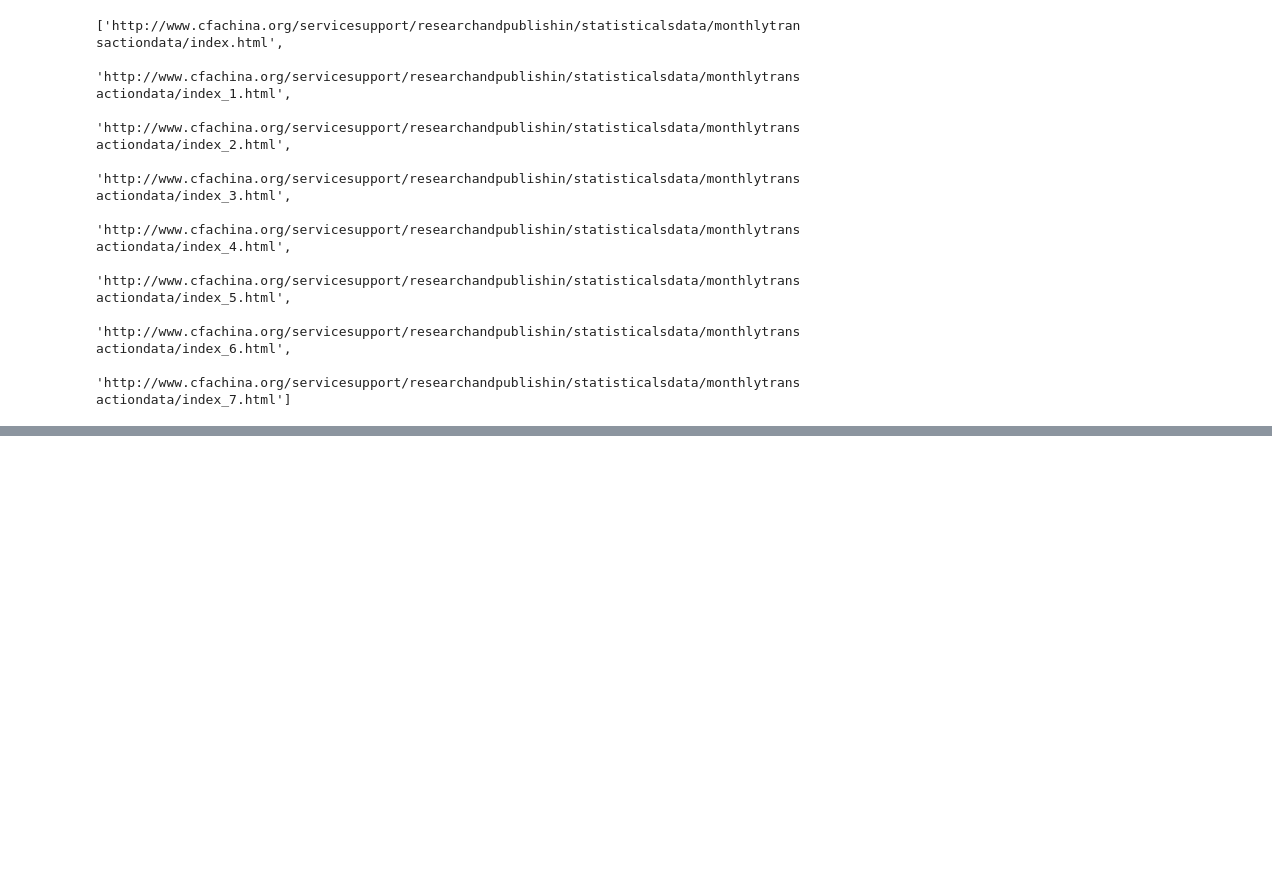
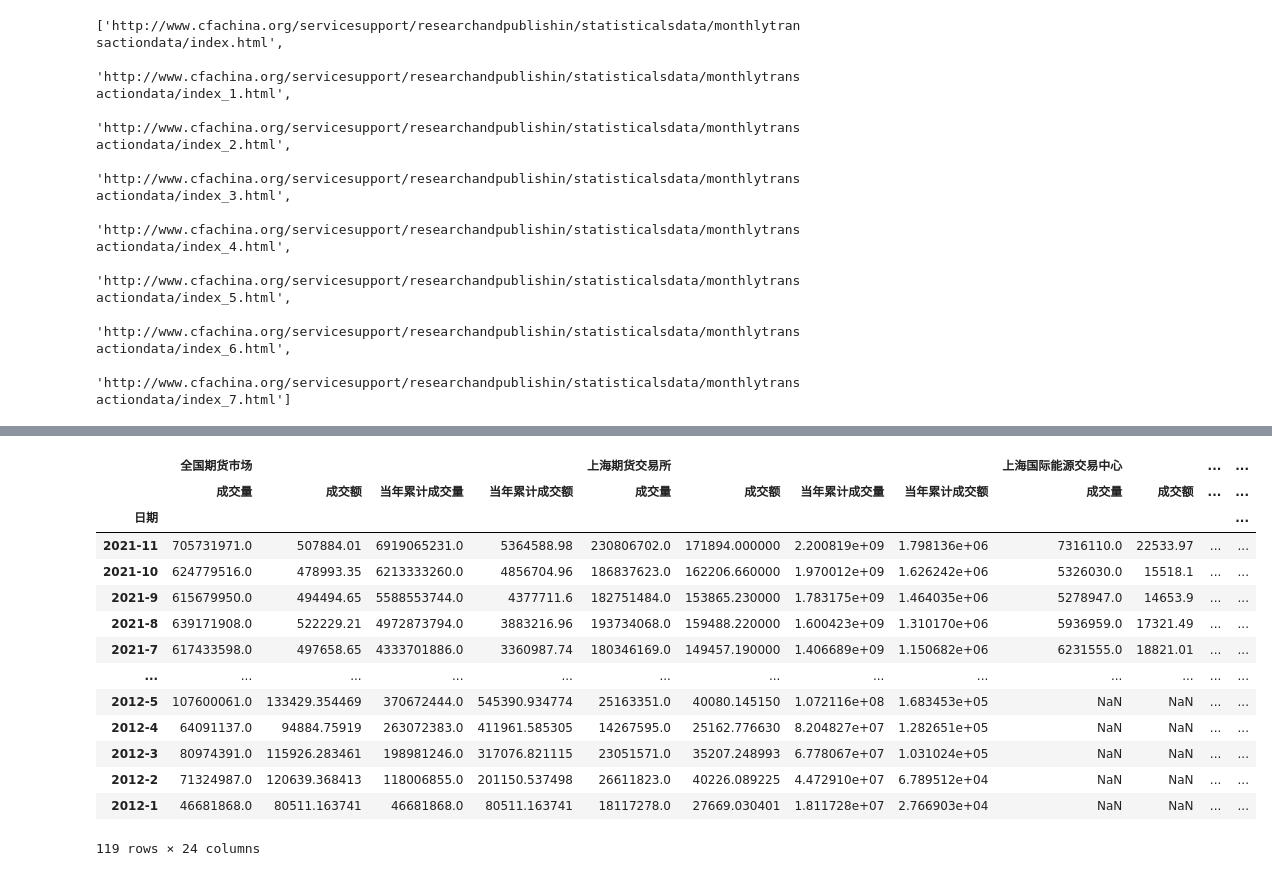
Before and after one commit to jianwu21/ChinaFuturesMarketCrawler, a Jupyter notebook: FuturesTransaction/MonthlyTransactionCrawler.ipynb, the cells around one changed output, grey strips where cells are left out. Drawn from its saved outputs; the diff is of its cells as text; code cells hidden in the pictures; blank space fills up the shorter version.

Commit message:
crawl info from 2012 to 2022

```diff
--- a/FuturesTransaction/MonthlyTransactionCrawler.ipynb
+++ b/FuturesTransaction/MonthlyTransactionCrawler.ipynb
@@ -124,5 +133,7 @@ def crawlMonthlyTransation(url):
 # %%
-url = 'http://www.cfachina.org/servicesupport/researchandpublishin/statisticalsdata/monthlytransactiondata/201602/t20160201_8535.html'
+url = 'http://www.cfachina.org/servicesupport/researchandpublishin/statisticalsdata/monthlytransactiondata/201608/t20160801_8541.html'
 
-crawlMonthlyTransation(url)
+dic = crawlMonthlyTransation(url)
+
+dic
 # %% [output]
@@ -191,13 +244,23 @@ pageUrls
 # %%
+df = createTransacrionsDataFrame()
+
 for pageUrl in pageUrls:
     print(pageUrl)
     urls = getCurrentPageUrls(pageUrl)
 
     for url in urls:
-#         print(url)
+        # skip the page returning xls file
         if (url.split('.')[-1] != 'html'):
             continue
-        crawlMonthlyTransation(url)
+        trans_dict = crawlMonthlyTransation(url)
+
+        # only for getting date
+        sample_value = list(trans_dict.values())[0]
+        date = '{}-{}'.format(sample_value.year, sample_value.month)
+
+        data_list = getDataListFromTransactionDict(trans_dict)
+
+        df.loc[date] = data_list
 # %% [output]
 http://www.cfachina.org/servicesupport/researchandpublishin/statisticalsdata/monthlytransactiondata/index.html
 2021/11
@@ -218,0 +331,35 @@ http://www.cfachina.org/servicesupport/researchandpublishin/statisticalsdata/mon
+# %%
+for year in [2014, 2013, 2012]:
+    wb = xw.Book('./{}.xls'.format(year))
+    total_m = 12
+
+    if (year == 2014):
+        total_m = 3
+
+    for m in list(range(total_m, 0, -1)):
+        date = '{}-{}'.format(year, m)
+        sheet = wb.sheets['{}月'.format(m)]
+        trans_dict = getTransactionFromSheet(sheet, year , m)
+
+        df.loc[date] = getDataListFromTransactionDict(trans_dict)
+
+    wb.close()
+# %%
+df = df.replace(0, 'NaN')
+df
+# %% [output]
+|  | 全国期货市场 |  |  |  | 上海期货交易所 |  |  |  | 上海国际能源交易中心 |  | ... | ... |
+|  | 成交量 | 成交额 | 当年累计成交量 | 当年累计成交额 | 成交量 | 成交额 | 当年累计成交量 | 当年累计成交额 | 成交量 | 成交额 | ... | ... |
+| 日期 |  |  |  |  |  |  |  |  |  |  |  | ... |
+| 2021-11 | 705731971.0 | 507884.01 | 6919065231.0 | 5364588.98 | 230806702.0 | 171894.000000 | 2.200819e+09 | 1.798136e+06 | 7316110.0 | 22533.97 | ... | ... |
+| 2021-10 | 624779516.0 | 478993.35 | 6213333260.0 | 4856704.96 | 186837623.0 | 162206.660000 | 1.970012e+09 | 1.626242e+06 | 5326030.0 | 15518.1 | ... | ... |
+| 2021-9 | 615679950.0 | 494494.65 | 5588553744.0 | 4377711.6 | 182751484.0 | 153865.230000 | 1.783175e+09 | 1.464035e+06 | 5278947.0 | 14653.9 | ... | ... |
+| 2021-8 | 639171908.0 | 522229.21 | 4972873794.0 | 3883216.96 | 193734068.0 | 159488.220000 | 1.600423e+09 | 1.310170e+06 | 5936959.0 | 17321.49 | ... | ... |
+| 2021-7 | 617433598.0 | 497658.65 | 4333701886.0 | 3360987.74 | 180346169.0 | 149457.190000 | 1.406689e+09 | 1.150682e+06 | 6231555.0 | 18821.01 | ... | ... |
+| ... | ... | ... | ... | ... | ... | ... | ... | ... | ... | ... | ... | ... |
+| 2012-5 | 107600061.0 | 133429.354469 | 370672444.0 | 545390.934774 | 25163351.0 | 40080.145150 | 1.072116e+08 | 1.683453e+05 | NaN | NaN | ... | ... |
+| 2012-4 | 64091137.0 | 94884.75919 | 263072383.0 | 411961.585305 | 14267595.0 | 25162.776630 | 8.204827e+07 | 1.282651e+05 | NaN | NaN | ... | ... |
+| 2012-3 | 80974391.0 | 115926.283461 | 198981246.0 | 317076.821115 | 23051571.0 | 35207.248993 | 6.778067e+07 | 1.031024e+05 | NaN | NaN | ... | ... |
+| 2012-2 | 71324987.0 | 120639.368413 | 118006855.0 | 201150.537498 | 26611823.0 | 40226.089225 | 4.472910e+07 | 6.789512e+04 | NaN | NaN | ... | ... |
+| 2012-1 | 46681868.0 | 80511.163741 | 46681868.0 | 80511.163741 | 18117278.0 | 27669.030401 | 1.811728e+07 | 2.766903e+04 | NaN | NaN | ... | ... |
+119 rows × 24 columns
```
Also changed, not shown: parts of 9 cells of this notebook, 4 other files.
